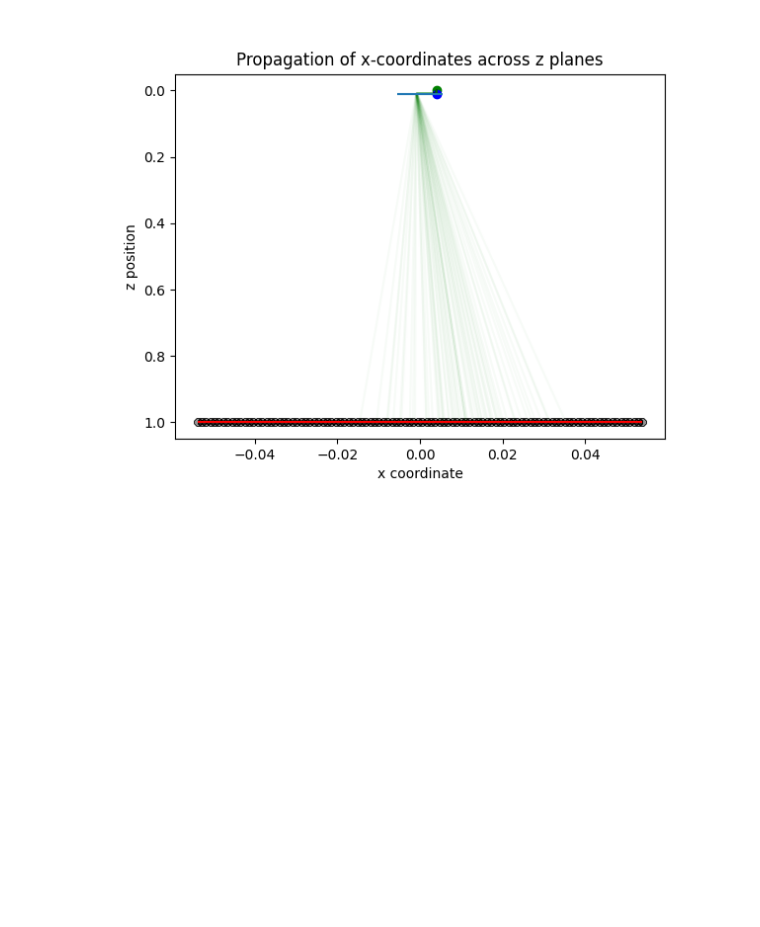
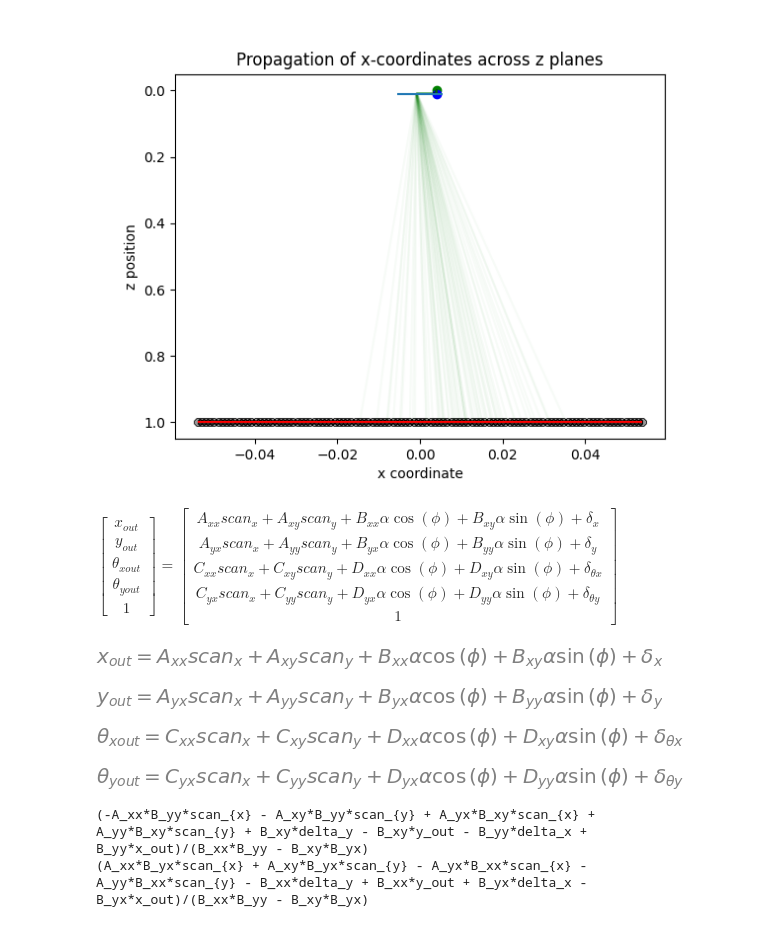
Before and after one commit to TemGym/TemGym, a Jupyter notebook: examples/jax_examples/4Dstem.ipynb, the cells around one changed output. Drawn from its saved outputs; the diff is of its cells as text; code cells hidden in the pictures; blank space fills up the shorter version.

Commit message:
made the function actually correct this time.

```diff
--- a/examples/jax_examples/4Dstem.ipynb
+++ b/examples/jax_examples/4Dstem.ipynb
@@ -415,3 +445,64 @@ detector_pixel_ys = (ys[-1, :] / det_pixel_size).astype(int) + image_shape[0] //
 
 detector_image = jnp.zeros((image.shape[0], image.shape[1]))
 detector_image = detector_image.at[(detector_pixel_ys, detector_pixel_xs)].set(sample_px_hit_by_rays)
+# %%
+x_out, y_out, theta_x_out, theta_y_out = sp.symbols('x_out y_out theta_x_out theta_y_out')
+x_in, y_in, theta_x_in, theta_y_in = sp.symbols('x_in y_in theta_x_in theta_y_in')
+
+# Lit pixels from Point Source
+# Make a 5x5 matrix for use in sympy with Axx, Axy, Ayx, Ayy, Bxx, Bxy, Byx, Byy... etc values in each quadrant
+A_xx, A_xy, A_yx, A_yy = sp.symbols('A_xx A_xy A_yx A_yy', real=True)
+B_xx, B_xy, B_yx, B_yy = sp.symbols('B_xx B_xy B_yx B_yy', real=True)
+C_xx, C_xy, C_yx, C_yy = sp.symbols('C_xx C_xy C_yx C_yy', real=True)
+D_xx, D_xy, D_yx, D_yy = sp.symbols('D_xx D_xy D_yx D_yy', real=True)
+delta_x, delta_y, delta_theta_x, delta_theta_y = sp.symbols('delta_x delta_y delta_theta_x delta_theta_y', real=True)
+
+#Populate the 5x5 matrix with the these symbols, with 0s in the bottom row, and 1 in the bottom right corner
+TransferMatrix = sp.Matrix([[A_xx, A_xy, B_xx, B_xy, delta_x],
+                            [A_yx, A_yy, B_yx, B_yy, delta_y],
+                            [C_xx, C_xy, D_xx, D_xy, delta_theta_x],
+                            [C_yx, C_yy, D_yx, D_yy, delta_theta_y],
+                            [0, 0, 0, 0, 1]])
+
+# create column vector of output coordinates, x_out, y_out, theta_x_out, theta_y_out 1
+out_coords = sp.Matrix([x_out, y_out, theta_x_out, theta_y_out, 1])
+semi_conv, phi = sp.symbols(r'\alpha, \phi')
+
+#Now for the incoordinates, I want the vector to be populated via the following:
+# x_in = scan_pos_x, y_in = scan_pos_y, but theta_x_in and theta_y_in should be a function to define a cone of rays
+# with a semi-convergence angle.
+theta_x_in = semi_conv * sp.cos(phi)
+theta_y_in = semi_conv * sp.sin(phi)
+scan_position_x, scan_position_y = sp.symbols('scan_{x} scan_{y}')
+
+in_coords = sp.Matrix([scan_position_x, scan_position_y, theta_x_in, theta_y_in, 1])
+transfer_equation = sp.Eq(out_coords, TransferMatrix * in_coords, evaluate=False)
+# reverse_equation = sp.Eq(in_coords, InvertedTransferMatrix * out_coords, evaluate=False)
+
+x_out_eq = sp.Eq(out_coords[0], transfer_equation.rhs[0])
+y_out_eq = sp.Eq(out_coords[1], transfer_equation.rhs[1])
+theta_x_out_eq = sp.Eq(out_coords[2], transfer_equation.rhs[2])
+theta_y_out_eq = sp.Eq(out_coords[3], transfer_equation.rhs[3])
+
+display(transfer_equation)
+display(x_out_eq)
+display(y_out_eq)
+display(theta_x_out_eq)
+display(theta_y_out_eq)
+
+#replace alpha * cos(phi) with u and alpha * sin(phi) with v, and use both equations to solve for u and v
+u, v = sp.symbols('u v')
+x_out_eq = x_out_eq.subs({theta_x_in: u, theta_y_in: v})
+y_out_eq = y_out_eq.subs({theta_x_in: u, theta_y_in: v})
+
+u_v_eq = sp.solve([x_out_eq, y_out_eq], [u, v])
+print(u_v_eq[u])
+print(u_v_eq[v])
+# %% [output]
+$\displaystyle \left[\begin{matrix}x_{out}\\y_{out}\\\theta_{x out}\\\theta_{y out}\\1\end{matrix}\right] = \left[\begin{matrix}A_{xx} scan_{x} + A_{xy} scan_{y} + B_{xx} \alpha \cos{\left(\phi \right)} + B_{xy} \alpha \sin{\left(\phi \right)} + \delta_{x}\\A_{yx} scan_{x} + A_{yy} scan_{y} + B_{yx} \alpha \cos{\left(\phi \right)} + B_{yy} \alpha \sin{\left(\phi \right)} + \delta_{y}\\C_{xx} scan_{x} + C_{xy} scan_{y} + D_{xx} \alpha \cos{\left(\phi \right)} + D_{xy} \alpha \sin{\left(\phi \right)} + \delta_{\theta x}\\C_{yx} scan_{x} + C_{yy} scan_{y} + D_{yx} \alpha \cos{\left(\phi \right)} + D_{yy} \alpha \sin{\left(\phi \right)} + \delta_{\theta y}\\1\end{matrix}\right]$
+[figure, added]
+[figure, added]
+[figure, added]
+[figure, added]
+(-A_xx*B_yy*scan_{x} - A_xy*B_yy*scan_{y} + A_yx*B_xy*scan_{x} + A_yy*B_xy*scan_{y} + B_xy*delta_y - B_xy*y_out - B_yy*delta_x + B_yy*x_out)/(B_xx*B_yy - B_xy*B_yx)
+(A_xx*B_yx*scan_{x} + A_xy*B_yx*scan_{y} - A_yx*B_xx*scan_{x} - A_yy*B_xx*scan_{y} - B_xx*delta_y + B_xx*y_out + B_yx*delta_x - B_yx*x_out)/(B_xx*B_yy - B_xy*B_yx)
```
Also changed, not shown: parts of 5 cells of this notebook.
